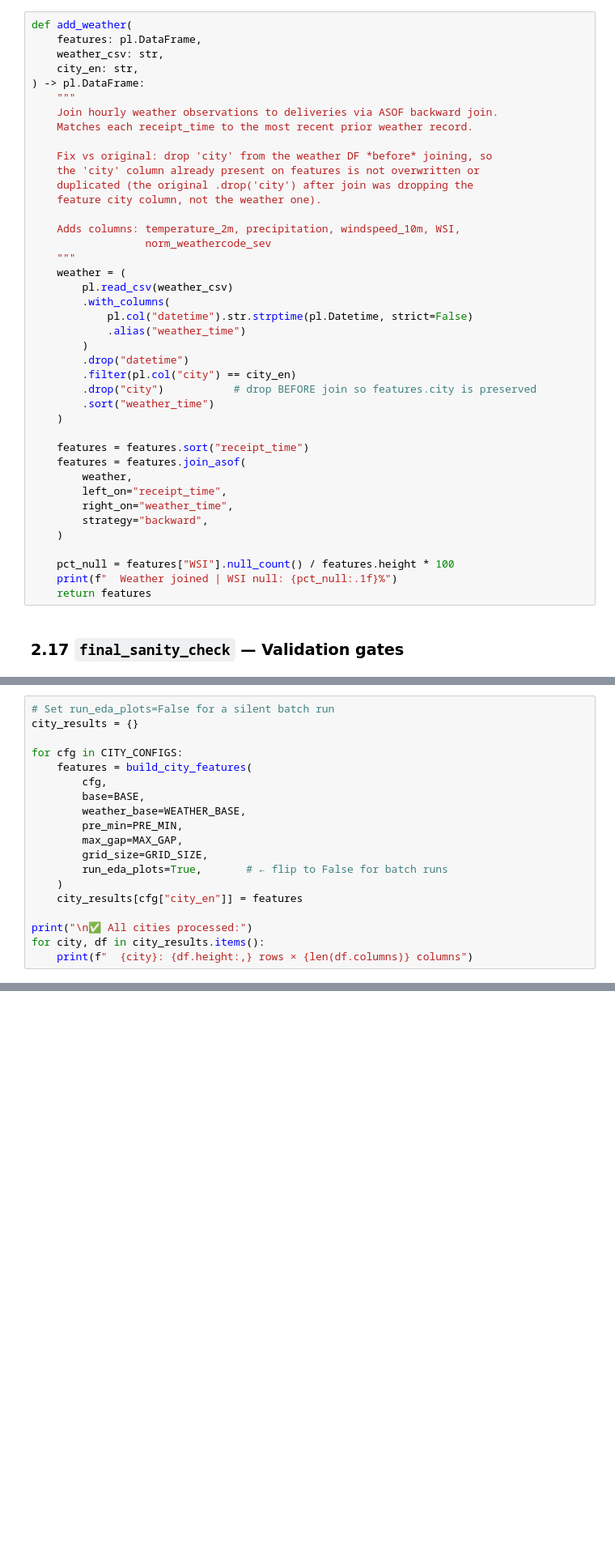
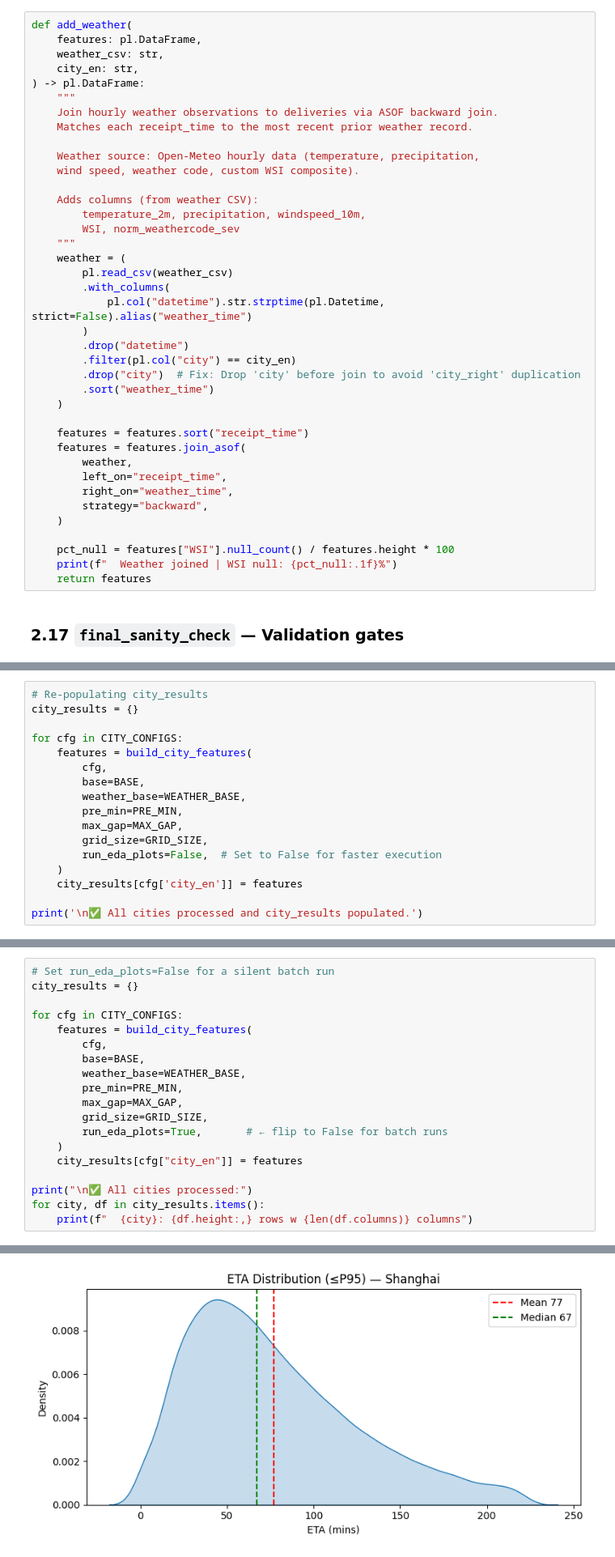
Before and after one commit to aymuos/starship, a Jupyter notebook: fundamental_EDA/fc_all_city_ICP.ipynb, the cells around one changed output, grey strips where cells are left out. Shown at 81% size. Saved outputs shown, nothing was run; the diff lists cells and outputs as text; blank space fills up the shorter version.

```diff
--- a/fundamental_EDA/fc_all_city_ICP.ipynb
+++ b/fundamental_EDA/fc_all_city_ICP.ipynb
@@ -869,23 +945,21 @@ def add_weather(
     Join hourly weather observations to deliveries via ASOF backward join.
     Matches each receipt_time to the most recent prior weather record.
 
-    Fix vs original: drop 'city' from the weather DF *before* joining, so
-    the 'city' column already present on features is not overwritten or
-    duplicated (the original .drop('city') after join was dropping the
-    feature city column, not the weather one).
+    Weather source: Open-Meteo hourly data (temperature, precipitation,
+    wind speed, weather code, custom WSI composite).
 
-    Adds columns: temperature_2m, precipitation, windspeed_10m, WSI,
-                  norm_weathercode_sev
+    Adds columns (from weather CSV):
+        temperature_2m, precipitation, windspeed_10m,
+        WSI, norm_weathercode_sev
     """
     weather = (
         pl.read_csv(weather_csv)
         .with_columns(
-            pl.col("datetime").str.strptime(pl.Datetime, strict=False)
-            .alias("weather_time")
+            pl.col("datetime").str.strptime(pl.Datetime, strict=False).alias("weather_time")
         )
         .drop("datetime")
         .filter(pl.col("city") == city_en)
-        .drop("city")           # drop BEFORE join so features.city is preserved
+        .drop("city")  # Fix: Drop 'city' before join to avoid 'city_right' duplication
         .sort("weather_time")
     )
 
@@ -1210,7 +1322,7 @@ Execute the full pipeline for every city in `CITY_CONFIGS`.
 Results are stored in `city_results` (dict) and optionally merged into
 `all_cities_df` for cross-city analysis.
 # %%
-# Set run_eda_plots=False for a silent batch run
+# Re-populating city_results
 city_results = {}
 
 for cfg in CITY_CONFIGS:
@@ -1221,13 +1333,11 @@ for cfg in CITY_CONFIGS:
         pre_min=PRE_MIN,
         max_gap=MAX_GAP,
         grid_size=GRID_SIZE,
-        run_eda_plots=True,       # ← flip to False for batch runs
+        run_eda_plots=False,  # Set to False for faster execution
     )
-    city_results[cfg["city_en"]] = features
+    city_results[cfg['city_en']] = features
 
-print("\n✅ All cities processed:")
-for city, df in city_results.items():
-    print(f"  {city}: {df.height:,} rows × {len(df.columns)} columns")
+print('\n✅ All cities processed and city_results populated.')
 # %% [output]
 ============================================================
   Processing: Shanghai
@@ -1309 +1459,21 @@ print("\nAll per-city files saved.")
 All per-city files saved.
+# %%
+# Set run_eda_plots=False for a silent batch run
+city_results = {}
+
+for cfg in CITY_CONFIGS:
+    features = build_city_features(
+        cfg,
+        base=BASE,
+        weather_base=WEATHER_BASE,
+        pre_min=PRE_MIN,
+        max_gap=MAX_GAP,
+        grid_size=GRID_SIZE,
+        run_eda_plots=True,       # ← flip to False for batch runs
+    )
+    city_results[cfg["city_en"]] = features
+
+print("\n✅ All cities processed:")
+for city, df in city_results.items():
+    print(f"  {city}: {df.height:,} rows w {len(df.columns)} columns")
+# %% [output]
@@ -1309,0 +1497 @@ All per-city files saved.
+[figure, added]
```
Also changed, not shown: parts of 88 cells of this notebook.
